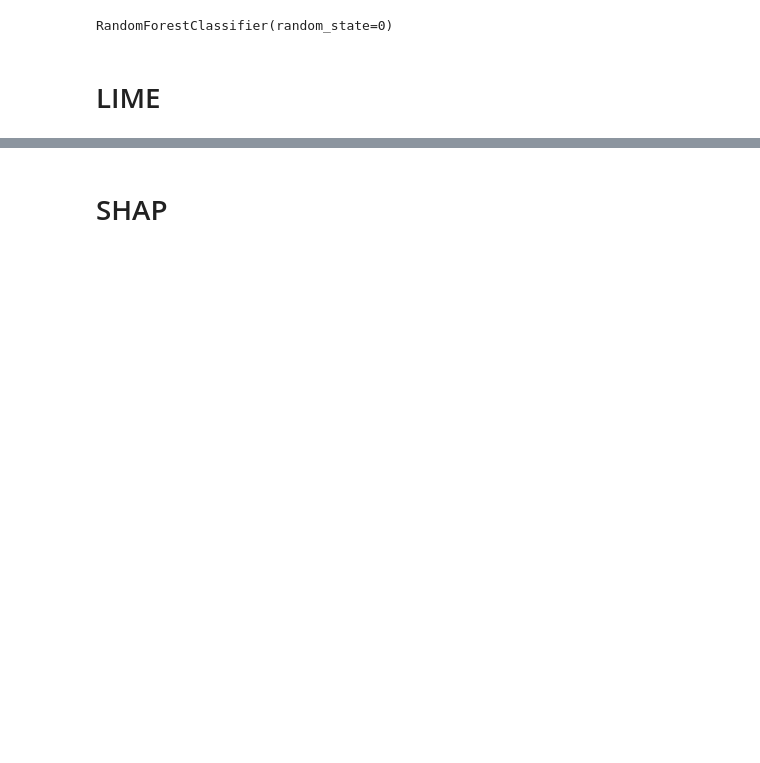
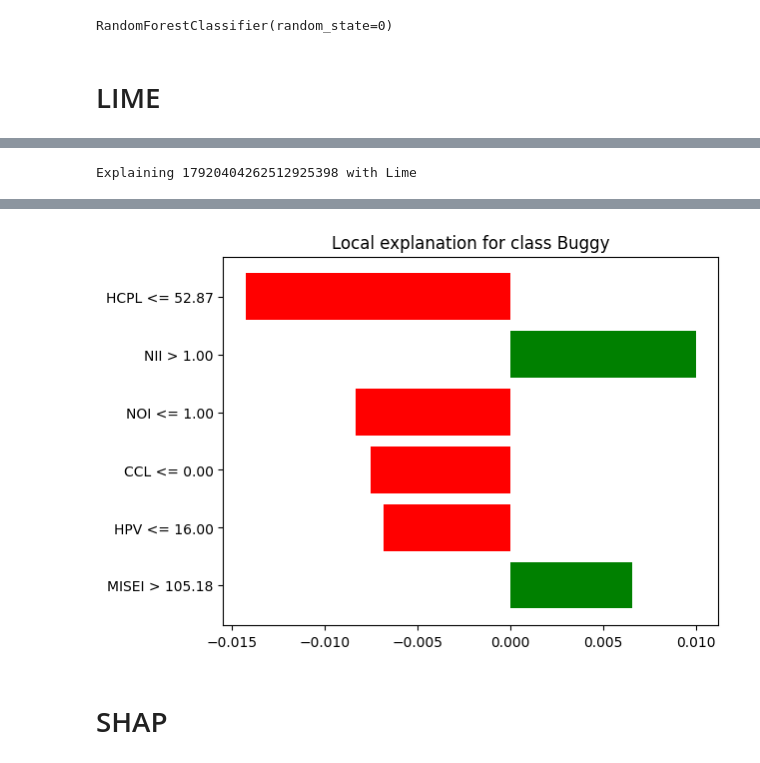
Before and after one commit to davidmacar/Predictor-de-bugs, a Jupyter notebook: pruebas.ipynb, the cells around one changed output, grey strips where cells are left out. Saved outputs shown, nothing was run; the diff lists cells and outputs as text; code cells hidden in the pictures; blank space fills up the shorter version.

```diff
--- a/pruebas.ipynb
+++ b/pruebas.ipynb
@@ -174,0 +194,9 @@ lime_local_explanation_of_an_instance.show_in_notebook()
+# %%
+# Explicamos el primer metodo del conjunto de test
+entrada = 242
+metodo_explicado = y_test.keys()[entrada]
+print(f'Explaining {metodo_explicado} with Lime')
+
+construye_lime(X_train, X_test, y_train, rf_model, features, class_labels, metodo_explicado)
+# %% [output]
+Explaining 17920404262512925398 with Lime
@@ -175,2 +204,3 @@ lime_local_explanation_of_an_instance.show_in_notebook()
+[figure, added]
 # %% [markdown]
 # SHAP
```
Also changed, not shown: parts of 15 cells of this notebook.
